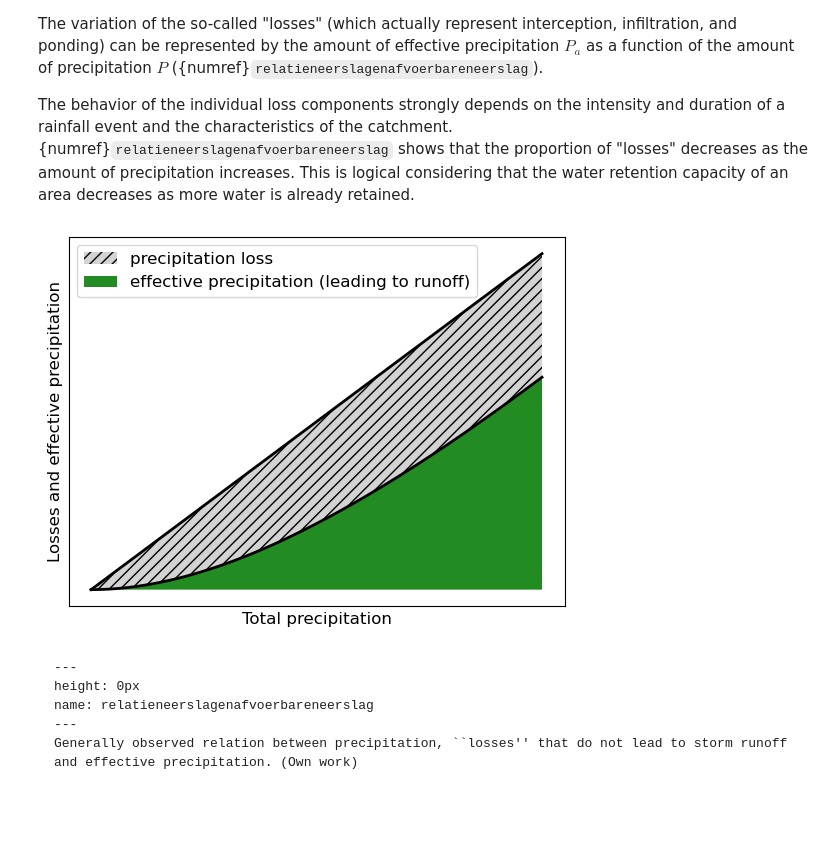
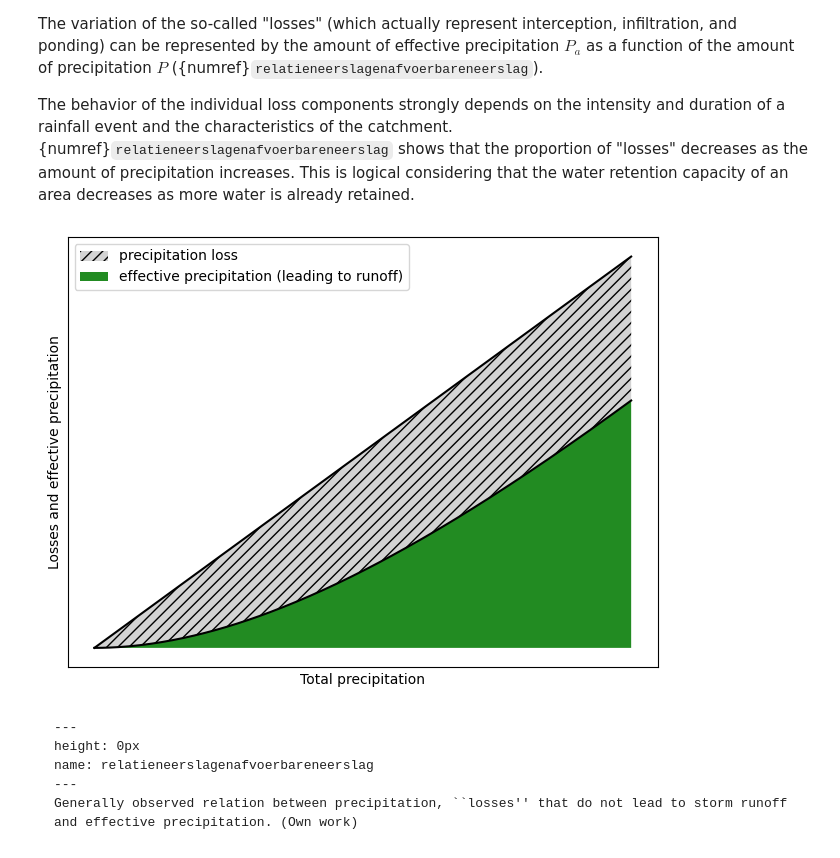
Before and after one commit to TUDelft-books/Hydrology, a Jupyter notebook: book/rainfall_runoff/runoff_processes.ipynb, the cells around one changed output. Cells and saved outputs as stored; diff of their text form; code cells hidden in the pictures; blank space fills up the shorter version.

````diff
--- a/book/rainfall_runoff/runoff_processes.ipynb
+++ b/book/rainfall_runoff/runoff_processes.ipynb
@@ -405,35 +405,38 @@ import plotly.graph_objects as go
 
 def runoff_curve(P, k=0.01):
     """
     Example runoff function:
         R(P) = P * (1 - exp(-k*P))
     Replace with your own formula if desired.
     """
     return P * (1.0 - np.exp(-k * P))
 
 # ------------------------------
 #%% 2) RANGE OF P AND k VALUES
 # ------------------------------
 P_vals = np.linspace(0, 100, 200) # precipitation domain (0..100, abstract units)
 k_vals = 0.01 # distinct parameter values
 P_star = 60.0 # point at which we draw vertical lines
 runoff = P_vals * (1.0 - np.exp(-k_vals * P_vals))
 
 fig, ax = plt.subplots()
 ax.plot(P_vals, P_vals, color="k")
 ax.plot(P_vals,runoff, color="k")
 ax.set_xlabel("Total precipitation")
 ax.set_ylabel("Losses and effective precipitation")
 ax.set_xticks([])
 ax.set_yticks([])
 
 ax.fill_between(P_vals, runoff, P_vals, where=None, hatch='///', fc='lightgray', label = 'precipitation loss')
 ax.fill_between(P_vals, runoff, 0, where=None, fc='forestgreen', label = 'effective precipitation (leading to runoff)')
 ax.legend()
-plt.savefig('../images/RFR_processes_effective_precip.png')
+plt.tight_layout()
+
+# plt.savefig('../images/RFR_processes_effective_precip.png')
+
 plt.show()
 # %% [output]
-[figure, old version]
+[figure, new version]
 # %% [markdown]
 
 ```{figure} ../images/RFR_effective_precip.png
````
Also changed, not shown: 1 other file.
